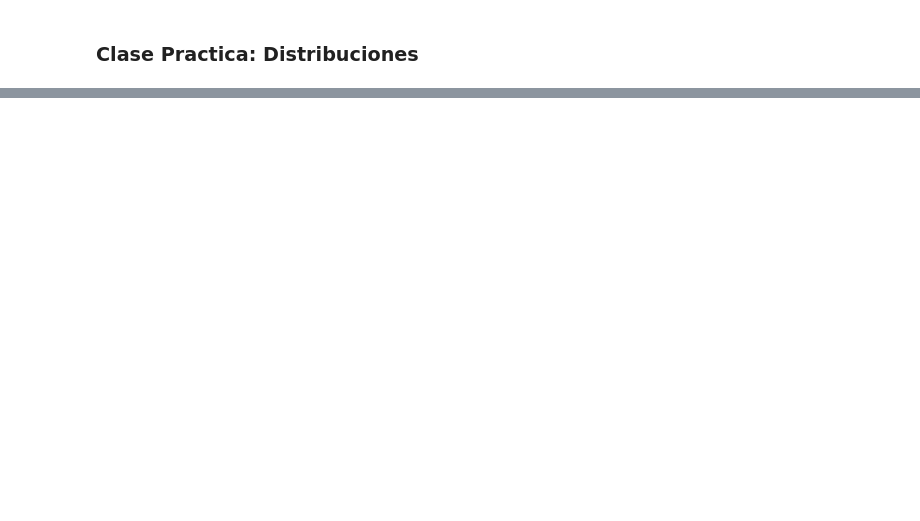
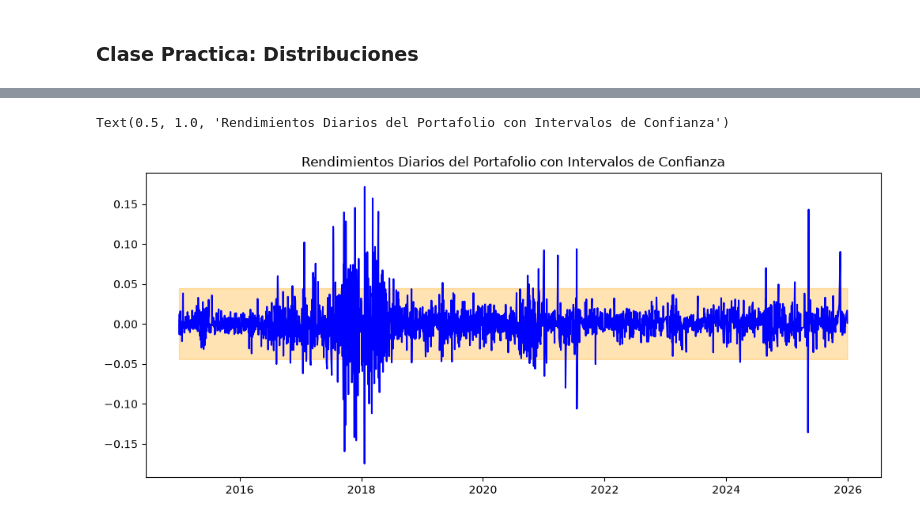
Before and after one commit to juancarvajal-hub/Modelos_Cuantitativos, a Jupyter notebook: Distribuciones_Probabilidad.ipynb, the cells around one changed output, grey strips where cells are left out. Drawn from its saved outputs; the diff is of its cells as text; code cells hidden in the pictures; blank space fills up the shorter version.

```diff
--- a/Distribuciones_Probabilidad.ipynb
+++ b/Distribuciones_Probabilidad.ipynb
@@ -53,0 +140,6 @@ df_rendimiento
+# %%
+## Calculo de volatilidad historica del portafolio
+volatilidad = np.std(df_rendimiento['Rend_Portafolio'].dropna())
+promedio = np.mean(df_rendimiento['Rend_Portafolio'].dropna())
+n_con = 0.95
+z = norm.interval(n_con)
@@ -53,0 +154,4 @@ df_rendimiento
+# %%
+df_rendimiento['lin_inf'] = promedio - z[1]*volatilidad
+df_rendimiento['lin_sup'] = promedio + z[1]*volatilidad
+df_rendimiento
@@ -53,0 +173,9 @@ df_rendimiento
+# %%
+## Grafica de rendimientos del portafolio con intervalos de confianza
+plt.figure(figsize=(12, 5))
+plt.plot(df_rendimiento['Rend_Portafolio'], label='Rendimientos del Portafolio', color='blue')
+plt.fill_between(df_rendimiento.index, df_rendimiento['lin_inf'], df_rendimiento['lin_sup'], color='orange', alpha=0.3, label='Intervalo de Confianza 95%')
+plt.title('Rendimientos Diarios del Portafolio con Intervalos de Confianza')
+# %% [output]
+Text(0.5, 1.0, 'Rendimientos Diarios del Portafolio con Intervalos de Confianza')
+[figure, added]
```
Also changed, not shown: parts of 13 cells of this notebook.
